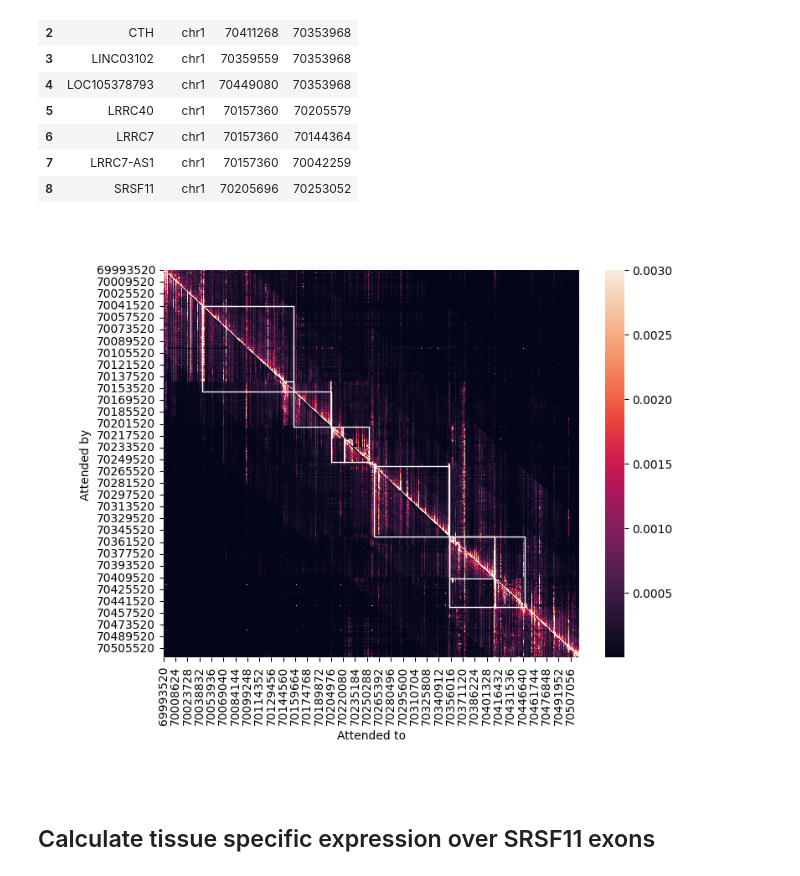
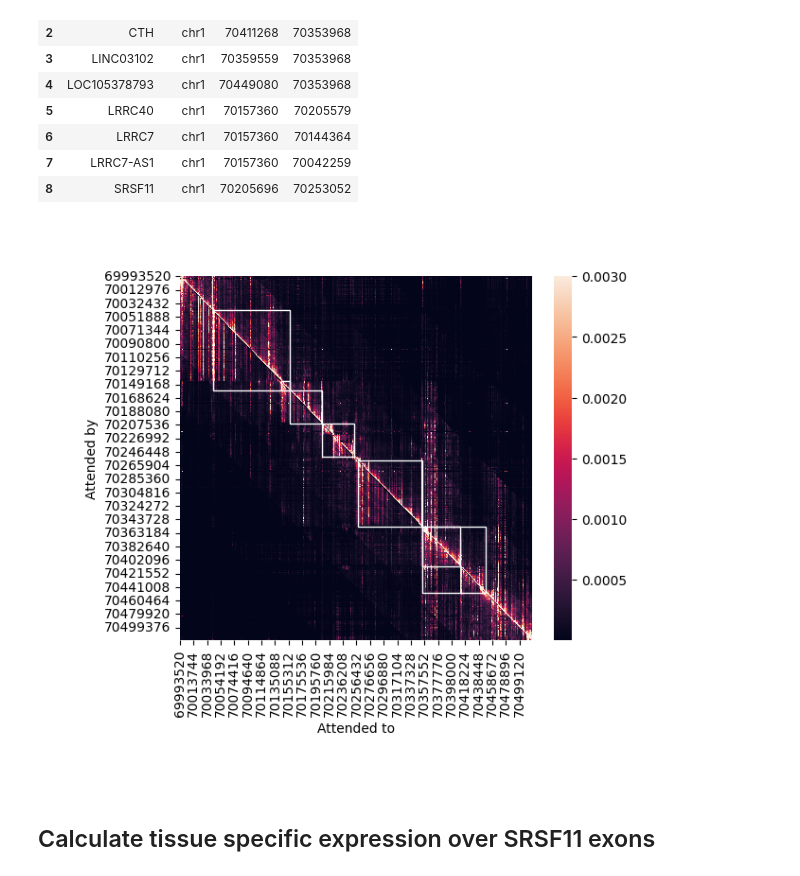
Before and after one commit to Genentech/gReLU, a Jupyter notebook: docs/tutorials/1_inference.ipynb, the cells around one changed output. Cells and saved outputs as stored; diff of their text form; code cells hidden in the pictures.

```diff
--- a/docs/tutorials/1_inference.ipynb
+++ b/docs/tutorials/1_inference.ipynb
@@ -19,5 +21,5 @@ Note that here we specify the model_name to be `human_fold0`. You can change hum
 import grelu.resources
 model = grelu.resources.load_model(
     project="borzoi",
-    model_name="human_fold0",
+    model_name="human_rep0",
 )
@@ -63,7 +76,7 @@ tasks.head(3)
 # %% [markdown]
 We will now use the model to make predictions on a specific genomic interval from chromosome 1. Since the model was trained on sequences of length 524288 bp, our input interval will be of the same length.
 # %%
-input_len = model.data_params["train_seq_len"]
+input_len = model.data_params["train"]["seq_len"]
 chrom = "chr1"
 input_start = 69993520
 input_end = input_start + input_len
@@ -297,14 +326,14 @@ Keeping 762 intervals
 # %%
 fig = grelu.visualize.plot_attention_matrix(
     attn,
     start_pos=input_start,
     end_pos=input_end,
     highlight_intervals=input_genes, # Draw a box around each gene
     vmax=0.003,
-    figsize=(8, 6)
+    figsize=(6,5)
 )
 # %% [output]
-[figure, old version]
+[figure, new version]
 # %% [markdown]
 ## Calculate tissue specific expression over SRSF11 exons
 # %% [markdown]
```
Also changed, not shown: parts of 20 cells of this notebook.
